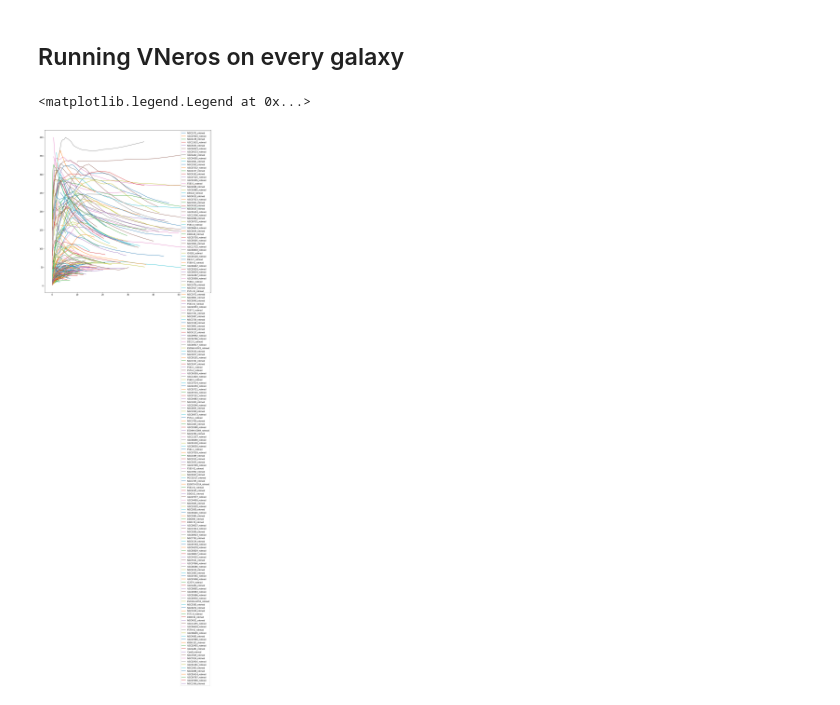
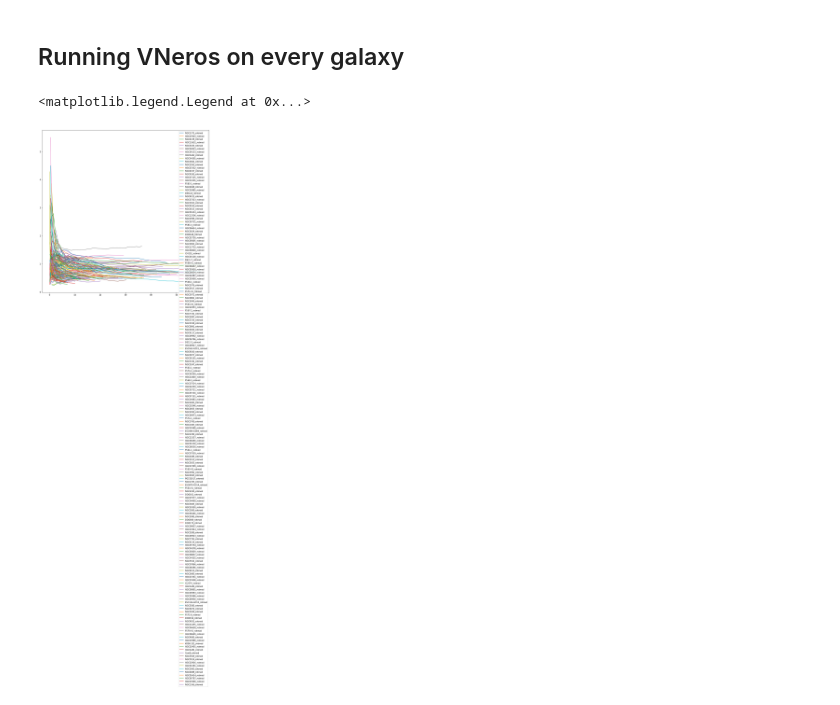
Before and after one commit to Cisneros-Galaxy/RCFM, a Jupyter notebook: Model.ipynb, the cells around one changed output. Saved outputs shown, nothing was run; the diff lists cells and outputs as text; code cells hidden in the pictures.

Commit message:
added ratio

```diff
--- a/Model.ipynb
+++ b/Model.ipynb
@@ -58,29 +58,31 @@ VNeros:
 # %%
 VlcmList = []
 f, ax = plt.subplots(1, figsize=(15,15))
 for galaxyName in sparcGalaxies:
     galaxy = np.array(sparcGalaxies[galaxyName])
     galaxy_rad = galaxy[:,0]
     galaxy_Vobs = galaxy[:,1]
     galaxy_gas = galaxy[:,3]
     galaxy_disk = galaxy[:,4]
     galaxy_bulge = galaxy[:,5]
     galaxy_VlumSquared = Neros.VlumSquared(galaxy_gas, galaxy_disk, galaxy_bulge)
     galaxy_Vlum = np.sqrt(galaxy_VlumSquared)
     # Make sure the arrays are matching lengths
     maxMWRad = MW_rad[len(MW_rad)-1]
     for i in range(len(galaxy_rad)):
         if galaxy_rad[i] > maxMWRad:
             galaxy_rad = galaxy_rad[:i]
             galaxy_Vlum = galaxy_Vlum[:i]
+            galaxy_Vobs = galaxy_Vobs[:i]
             break
     # Run vLCM
     Vlcm = Neros.Vlcm(galaxy_rad, MW_Vlum_interp_func(galaxy_rad), galaxy_Vlum )
     VlcmList.append(Vlcm)
     vNeros = Neros.vNeros(galaxy_Vlum, Vlcm, 5)
+    ratio = vNeros/galaxy_Vobs
     # plot
-    ax.plot(galaxy_rad, vNeros, label=galaxyName)
+    ax.plot(galaxy_rad, ratio, label=galaxyName)
 ax.legend(loc="upper right")
 # %% [output]
 <matplotlib.legend.Legend at 0x...>
-[figure, old version]
+[figure, new version]
```
